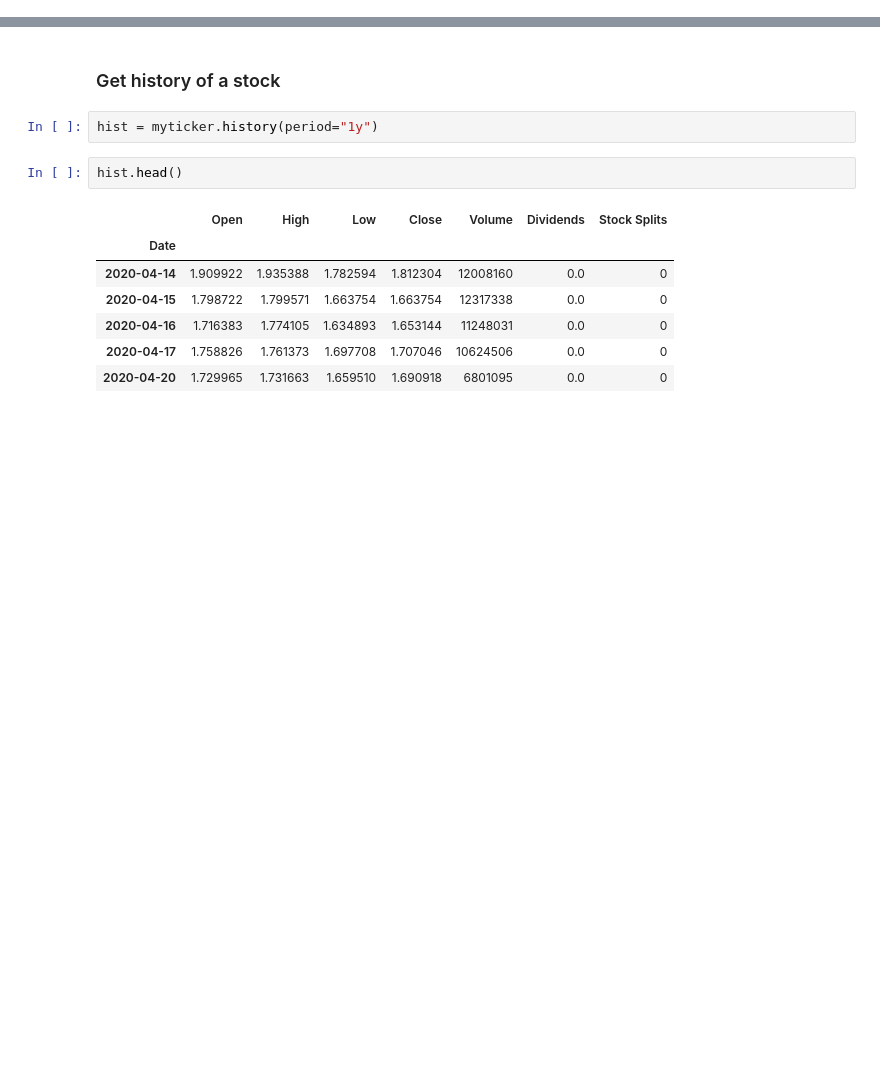
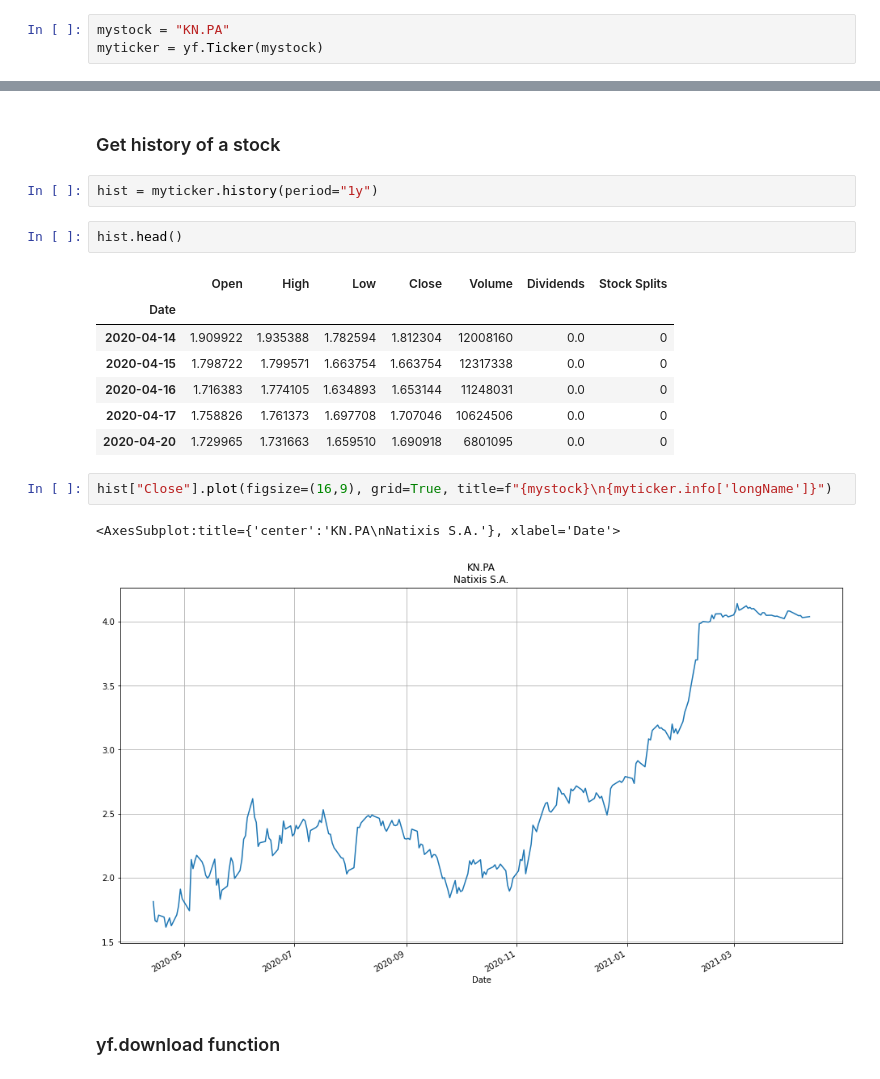
Before and after one commit to cdignam8304/euronext-stocks, a Jupyter notebook: notebooks/get_data.ipynb, the cells around one changed output, grey strips where cells are left out. Saved outputs shown, nothing was run; the diff lists cells and outputs as text; blank space fills up the shorter version.

```diff
--- a/notebooks/get_data.ipynb
+++ b/notebooks/get_data.ipynb
@@ -35,3 +33,6 @@ myticker = yf.Ticker("KN.PA")
+# %%
+mystock = "KN.PA"
+myticker = yf.Ticker(mystock)
 # %%
 print(myticker.info)
 # %% [output]
@@ -103,3 +111,10 @@ hist.head()
 | 2020-04-16 | 1.716383 | 1.774105 | 1.634893 | 1.653144 | 11248031 | 0.0 | 0 |
 | 2020-04-17 | 1.758826 | 1.761373 | 1.697708 | 1.707046 | 10624506 | 0.0 | 0 |
 | 2020-04-20 | 1.729965 | 1.731663 | 1.659510 | 1.690918 | 6801095 | 0.0 | 0 |
+# %%
+hist["Close"].plot(figsize=(16,9), grid=True, title=f"{mystock}\n{myticker.info['longName']}")
+# %% [output]
+<AxesSubplot:title={'center':'KN.PA\nNatixis S.A.'}, xlabel='Date'>
+[figure, added]
+# %% [markdown]
+### yf.download function
```
Also changed, not shown: parts of 16 cells of this notebook.
